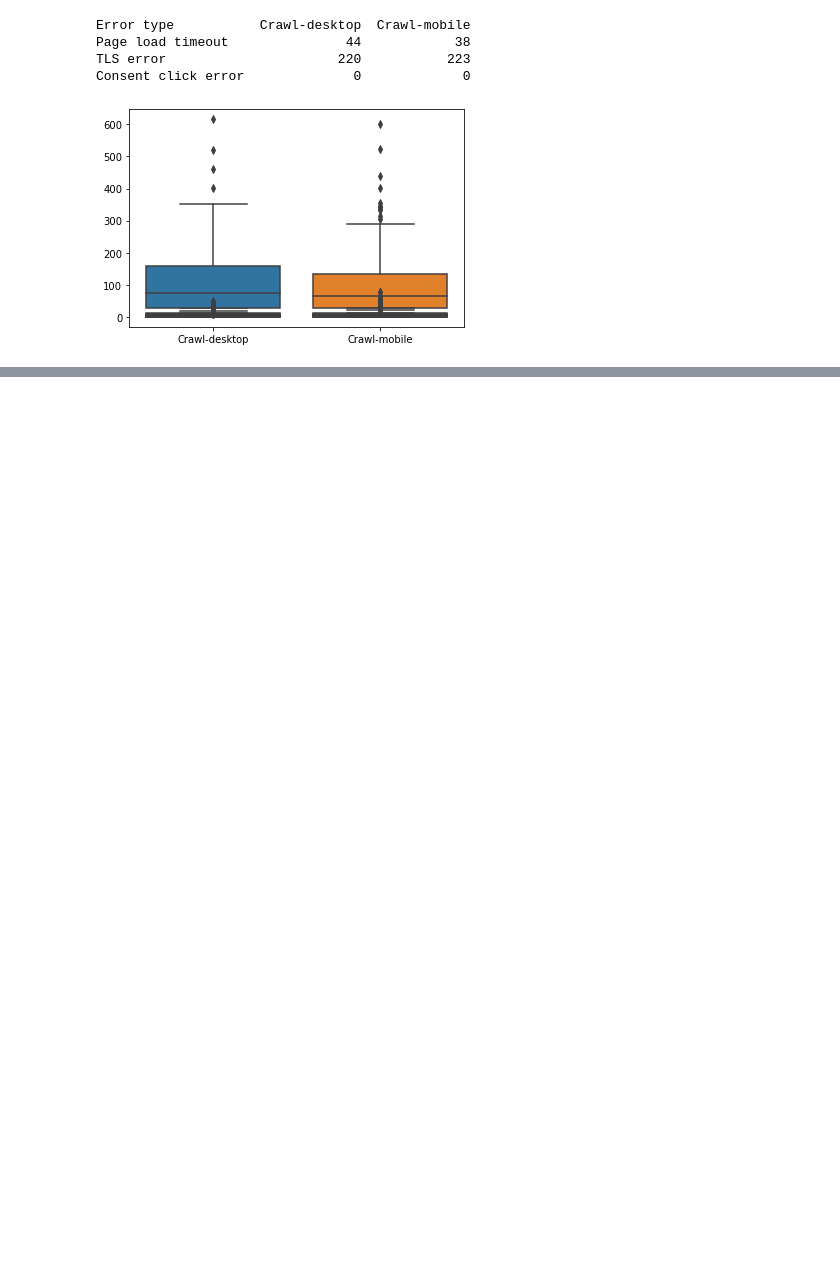
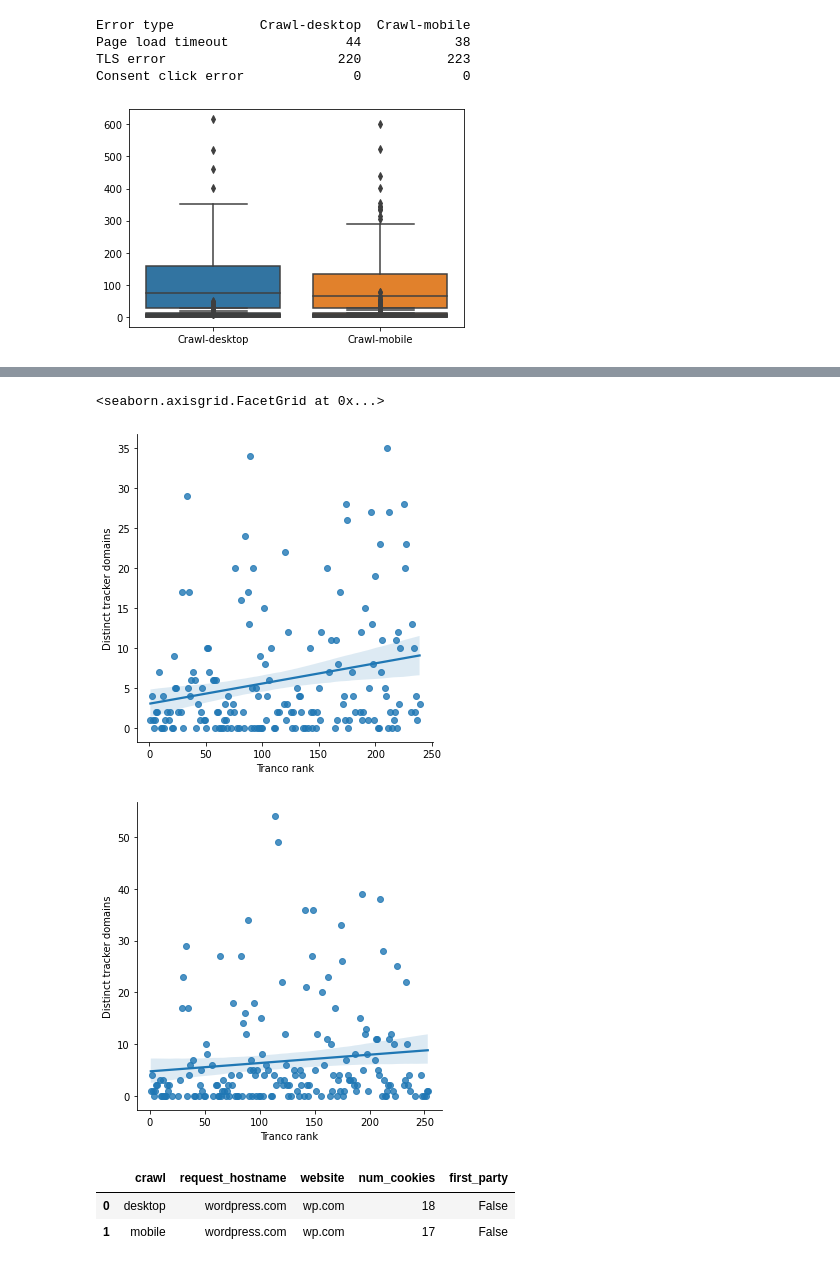
Before and after one commit to JobDoesburg/capita-selecta-selenium-crawler, a Jupyter notebook: analysis/analysis.ipynb, the cells around one changed output, grey strips where cells are left out. Saved outputs shown, nothing was run; the diff lists cells and outputs as text; code cells hidden in the pictures; blank space fills up the shorter version.

```diff
--- a/analysis/analysis.ipynb
+++ b/analysis/analysis.ipynb
@@ -106,7 +106,7 @@ def create_stats_object(json_files):
                     }
 
             # Append tranco rank
-            data_object['tranco_ranks'].append(data['rank'])
+            data_object['tranco_ranks'].append(int(data['rank']))
 
             # Updata failure counts
             if data['failure_status']['timeout']:
@@ -410,0 +353,27 @@ df_11.groupby(['crawl','combo'])['combo'] \
+# %%
+#7
+import seaborn
+distinct_trackers_desktop = pd.DataFrame( {'Tranco rank': crawls['desktop']['tranco_ranks'], 'Distinct tracker domains': crawls['desktop']['num_distinct_tracker_domains']})
+distinct_trackers_mobile = pd.DataFrame( {'Tranco rank': crawls['mobile']['tranco_ranks'], 'Distinct tracker domains': crawls['mobile']['num_distinct_tracker_domains']})
+
+# TODO: remove NaN values
+
+seaborn.lmplot(x='Tranco rank', y='Distinct tracker domains', data=distinct_trackers_desktop)
+seaborn.lmplot(x='Tranco rank', y='Distinct tracker domains', data=distinct_trackers_mobile)
+# %% [output]
+<seaborn.axisgrid.FacetGrid at 0x...>
+[figure, added]
+[figure, added]
+# %%
+#9
+data_9 = []
+for crawl, crawl_data in crawls.items():
+    data_9.append([crawl] + list(crawl_data['uber_cookie'].values()))
+
+df_9 = pd.DataFrame(data_9)
+df_9.columns = ['crawl'] + list(crawls['desktop']['uber_cookie'].keys())
+df_9
+# %% [output]
+|  | crawl | request_hostname | website | num_cookies | first_party |
+| 0 | desktop | wordpress.com | wp.com | 18 | False |
+| 1 | mobile | wordpress.com | wp.com | 17 | False |
```
Also changed, not shown: parts of 7 cells of this notebook.
